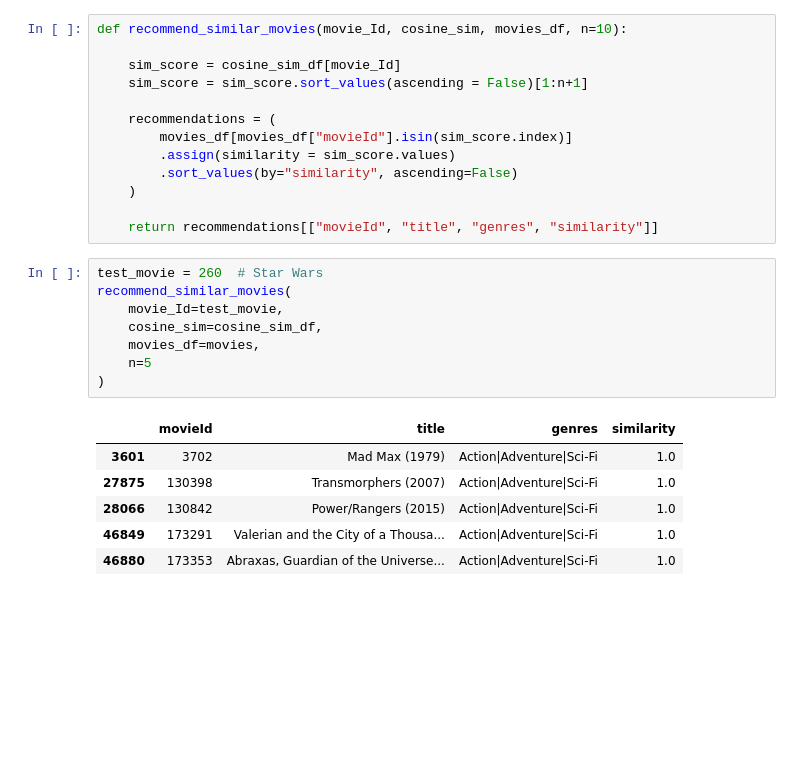
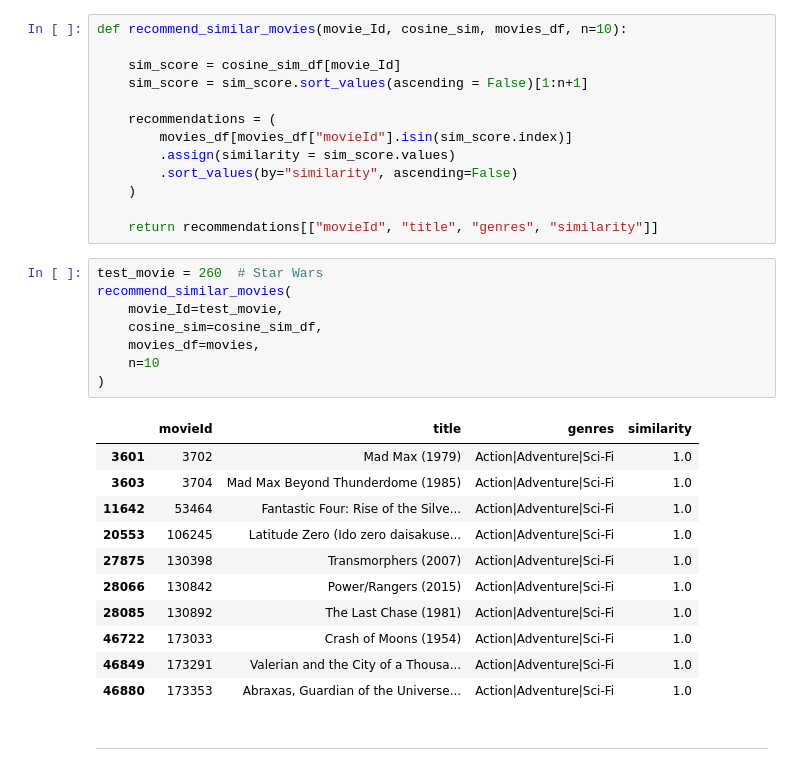
Before and after one commit to Aryan-Bhendarkar/Hybrid_Recommendation_System, a Jupyter notebook: notebooks/01_data_exploration.ipynb, the cells around one changed output. Cells and saved outputs as stored; diff of their text form; blank space fills up the shorter version.

```diff
--- a/notebooks/01_data_exploration.ipynb
+++ b/notebooks/01_data_exploration.ipynb
@@ -264,15 +264,22 @@ def recommend_similar_movies(movie_Id, cosine_sim, movies_df, n=10):
 # %%
 test_movie = 260  # Star Wars
 recommend_similar_movies(
     movie_Id=test_movie,
     cosine_sim=cosine_sim_df,
     movies_df=movies,
-    n=5
+    n=10
 )
 # %% [output]
 |  | movieId | title | genres | similarity |
 | 3601 | 3702 | Mad Max (1979) | Action|Adventure|Sci-Fi | 1.0 |
+| 3603 | 3704 | Mad Max Beyond Thunderdome (1985) | Action|Adventure|Sci-Fi | 1.0 |
+| 11642 | 53464 | Fantastic Four: Rise of the Silve... | Action|Adventure|Sci-Fi | 1.0 |
+| 20553 | 106245 | Latitude Zero (Ido zero daisakuse... | Action|Adventure|Sci-Fi | 1.0 |
 | 27875 | 130398 | Transmorphers (2007) | Action|Adventure|Sci-Fi | 1.0 |
 | 28066 | 130842 | Power/Rangers (2015) | Action|Adventure|Sci-Fi | 1.0 |
+| 28085 | 130892 | The Last Chase (1981) | Action|Adventure|Sci-Fi | 1.0 |
+| 46722 | 173033 | Crash of Moons (1954) | Action|Adventure|Sci-Fi | 1.0 |
 | 46849 | 173291 | Valerian and the City of a Thousa... | Action|Adventure|Sci-Fi | 1.0 |
 | 46880 | 173353 | Abraxas, Guardian of the Universe... | Action|Adventure|Sci-Fi | 1.0 |
+# %% [markdown]
+---
```
Also changed, not shown: parts of 1 cell of this notebook.
